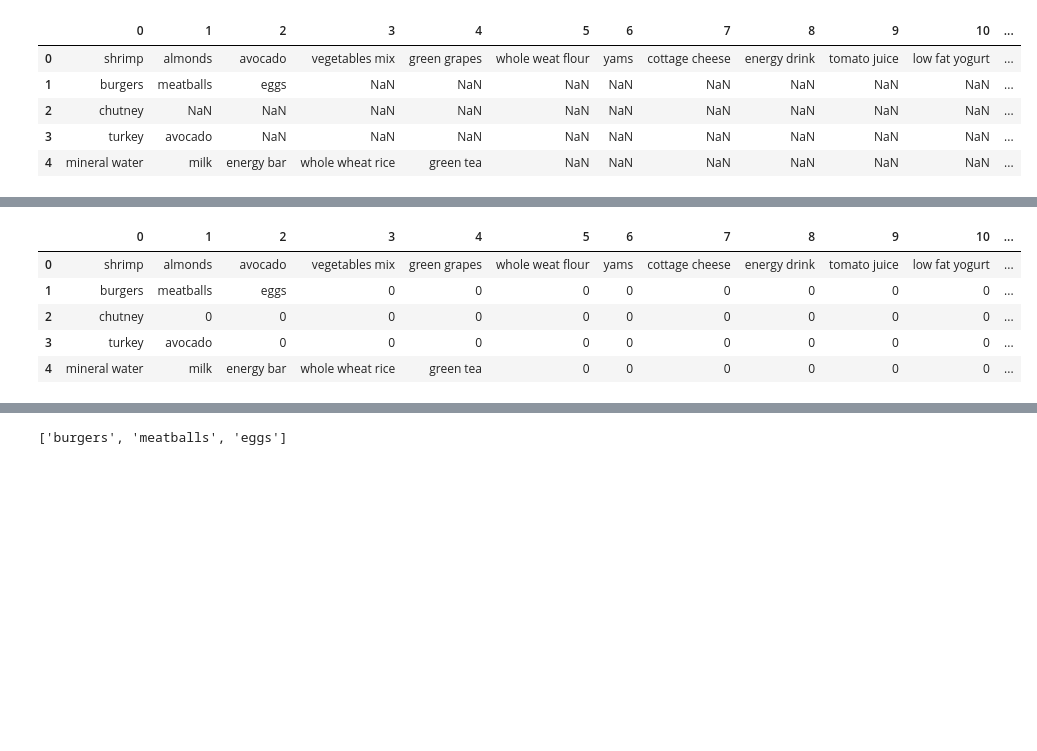
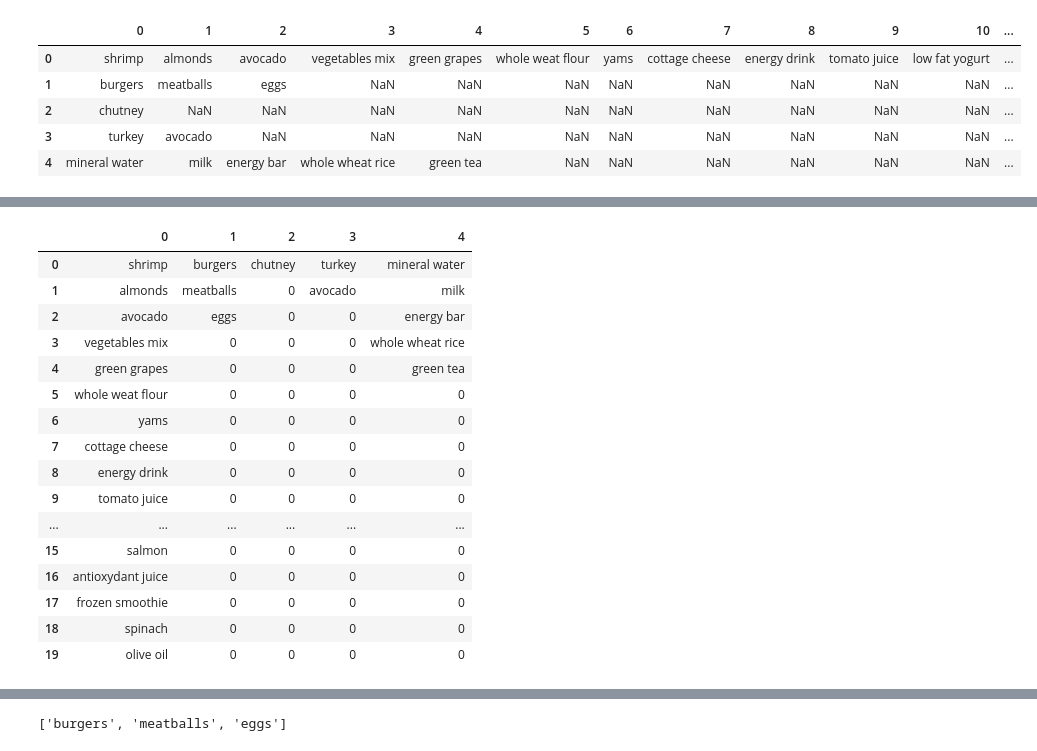
Before and after one commit to penscola/Market_Basket_Analysis, a Jupyter notebook: code/market-basket-analysis.ipynb, the cells around one changed output, grey strips where cells are left out. Cells and saved outputs as stored; diff of their text form; code cells hidden in the pictures; blank space fills up the shorter version.

```diff
--- a/code/market-basket-analysis.ipynb
+++ b/code/market-basket-analysis.ipynb
@@ -122,14 +145,25 @@ df.head()
 # replacing empty value with 0.
 df.fillna(0,inplace=True)
 # %%
-df.head()
+df.head().T
 # %% [output]
-|  | 0 | 1 | 2 | 3 | 4 | 5 | 6 | 7 | 8 | 9 | 10 | ... |
-| 0 | shrimp | almonds | avocado | vegetables mix | green grapes | whole weat flour | yams | cottage cheese | energy drink | tomato juice | low fat yogurt | ... |
-| 1 | burgers | meatballs | eggs | 0 | 0 | 0 | 0 | 0 | 0 | 0 | 0 | ... |
-| 2 | chutney | 0 | 0 | 0 | 0 | 0 | 0 | 0 | 0 | 0 | 0 | ... |
-| 3 | turkey | avocado | 0 | 0 | 0 | 0 | 0 | 0 | 0 | 0 | 0 | ... |
-| 4 | mineral water | milk | energy bar | whole wheat rice | green tea | 0 | 0 | 0 | 0 | 0 | 0 | ... |
+|  | 0 | 1 | 2 | 3 | 4 |
+| 0 | shrimp | burgers | chutney | turkey | mineral water |
+| 1 | almonds | meatballs | 0 | avocado | milk |
+| 2 | avocado | eggs | 0 | 0 | energy bar |
+| 3 | vegetables mix | 0 | 0 | 0 | whole wheat rice |
+| 4 | green grapes | 0 | 0 | 0 | green tea |
+| 5 | whole weat flour | 0 | 0 | 0 | 0 |
+| 6 | yams | 0 | 0 | 0 | 0 |
+| 7 | cottage cheese | 0 | 0 | 0 | 0 |
+| 8 | energy drink | 0 | 0 | 0 | 0 |
+| 9 | tomato juice | 0 | 0 | 0 | 0 |
+| ... | ... | ... | ... | ... | ... |
+| 15 | salmon | 0 | 0 | 0 | 0 |
+| 16 | antioxydant juice | 0 | 0 | 0 | 0 |
+| 17 | frozen smoothie | 0 | 0 | 0 | 0 |
+| 18 | spinach | 0 | 0 | 0 | 0 |
+| 19 | olive oil | 0 | 0 | 0 | 0 |
 # %%
 # Data Pre-processing step
 
```
Also changed, not shown: parts of 17 cells of this notebook.
